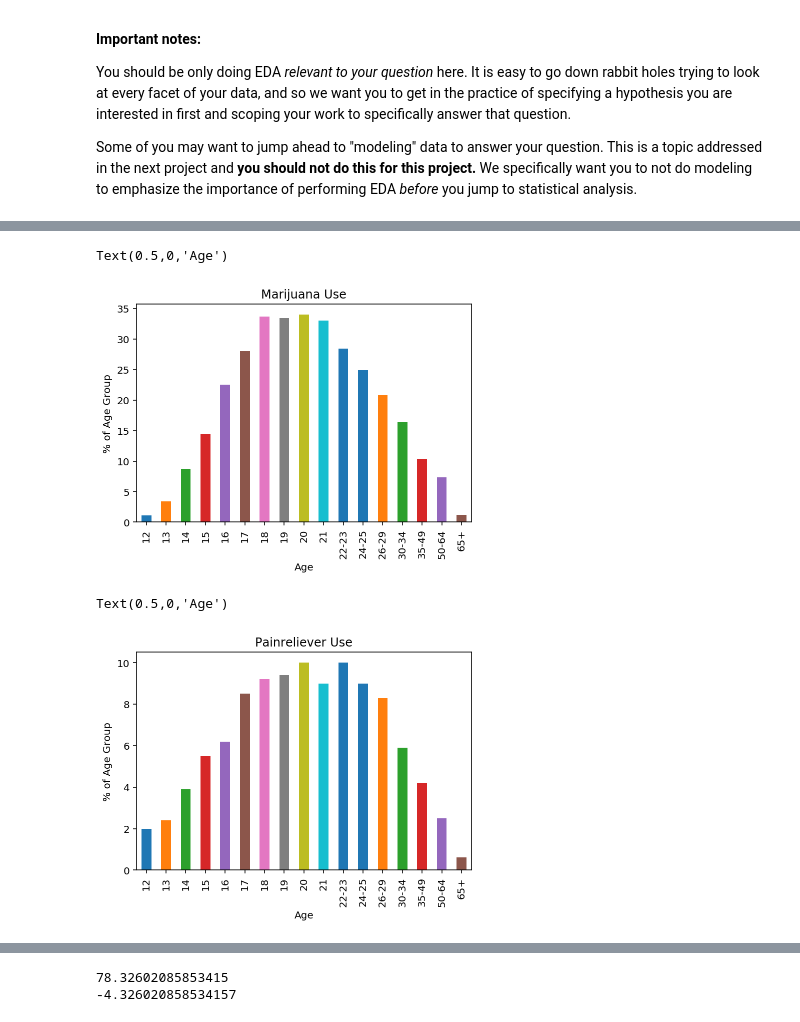
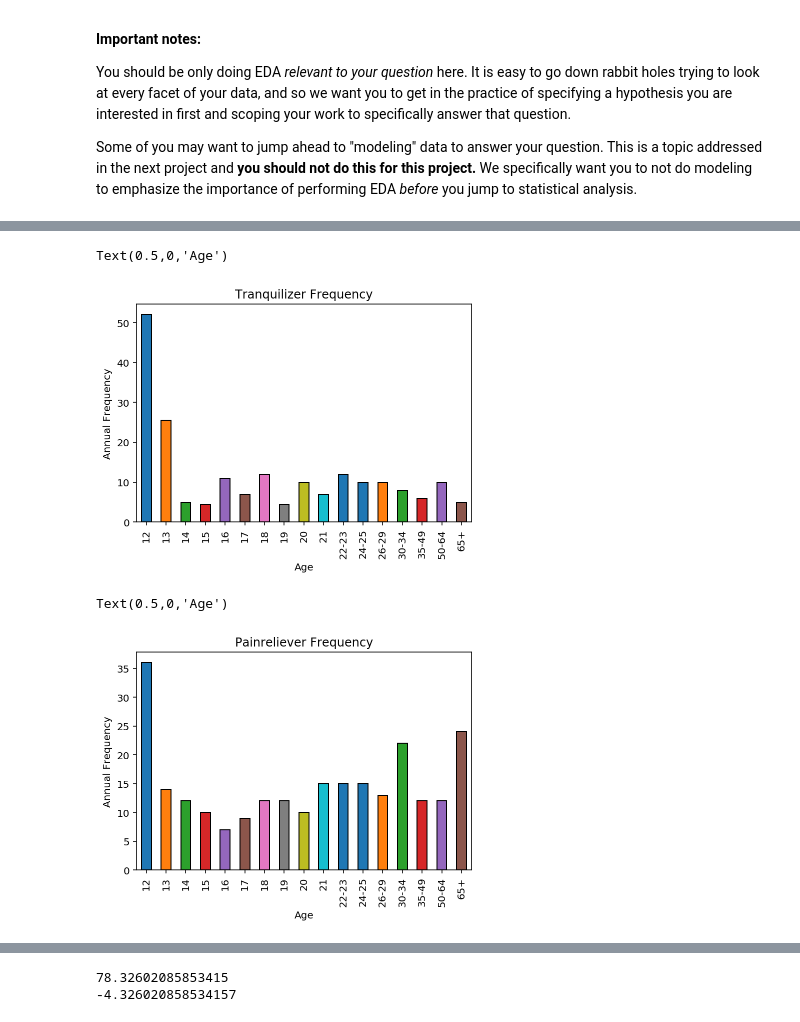
Before and after one commit to Zachlim06/project_submissions, a Jupyter notebook: project-2_working_file/project-02-v2-starter-code.ipynb, the cells around one changed output, grey strips where cells are left out. Drawn from its saved outputs; the diff is of its cells as text; code cells hidden in the pictures.

```diff
--- a/project-2_working_file/project-02-v2-starter-code.ipynb
+++ b/project-2_working_file/project-02-v2-starter-code.ipynb
@@ -238,6 +238,7 @@ http://pandas.pydata.org/pandas-docs/stable/visualization.html
 ### 4.1 Plot a stacked histogram with `Verbal` and `Math` using pandas
 # %%
 plt.figure()
+plt.rcParams["patch.force_edgecolor"] = True
 sat[['Verbal','Math']].plot.hist(stacked=True, bins=20, figsize =(5,3), alpha = 0.5)
 # %% [output]
 <matplotlib.axes._subplots.AxesSubplot at 0x...>
@@ -711,18 +790,18 @@ We want to see if there is any age group that we can benefit from wider applicat
 # %%
 plt.figure()
-pivot_drug_use.stack().to_frame()[0]['marijuana_use'].plot(kind='bar')
-plt.title ('Marijuana Use')
-plt.ylabel('% of Age Group')
+pivot_drug_freq.stack().to_frame()[0]['tranquilizer_frequency'].plot(kind='bar')
+plt.title ('Tranquilizer Frequency')
+plt.ylabel('Annual Frequency')
 plt.xlabel ('Age')
 # %% [output]
 Text(0.5,0,'Age')
-[figure, old version]
+[figure, new version]
 # %%
-pivot_drug_use.stack().to_frame()[0]['painreliever_use'].plot(kind='bar')
-plt.title ('Painreliever Use')
-plt.ylabel('% of Age Group')
+pivot_drug_freq.stack().to_frame()[0]['painreliever_frequency'].plot(kind='bar')
+plt.title ('Painreliever Frequency')
+plt.ylabel('Annual Frequency')
 plt.xlabel ('Age')
 # %% [output]
 Text(0.5,0,'Age')
-[figure, old version]
+[figure, new version]
 # %%
```
Also changed, not shown: parts of 30 cells of this notebook.
